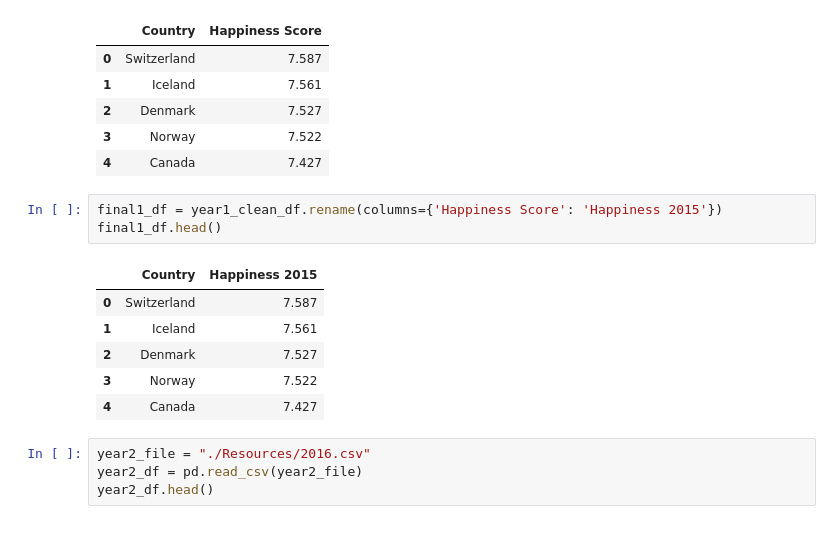
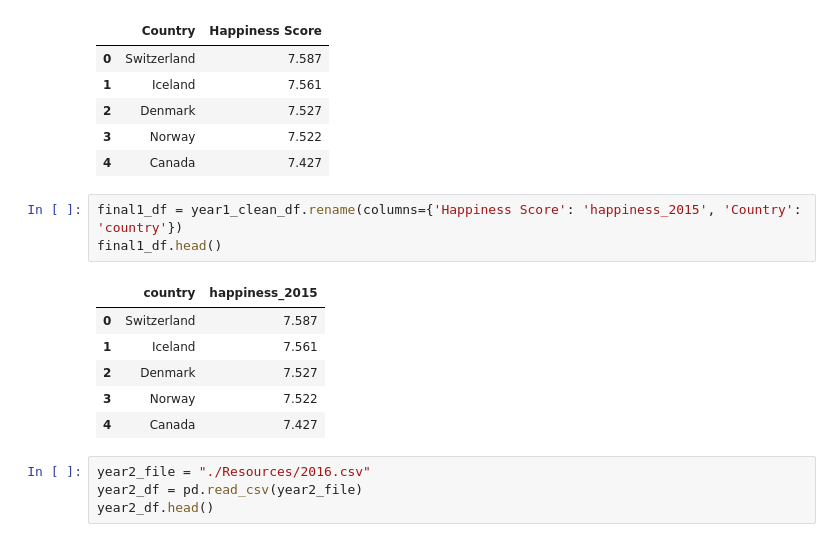
Before and after one commit to thn22/Dedupeanalytics, a Jupyter notebook: cleaning.ipynb, the cells around one changed output. Saved outputs shown, nothing was run; the diff lists cells and outputs as text.

```diff
--- a/cleaning.ipynb
+++ b/cleaning.ipynb
@@ -84,10 +85,10 @@ year1_clean_df.head()
 | 3 | Norway | 7.522 |
 | 4 | Canada | 7.427 |
 # %%
-final1_df = year1_clean_df.rename(columns={'Happiness Score': 'Happiness 2015'})
+final1_df = year1_clean_df.rename(columns={'Happiness Score': 'happiness_2015', 'Country': 'country'})
 final1_df.head()
 # %% [output]
-|  | Country | Happiness 2015 |
+|  | country | happiness_2015 |
 | 0 | Switzerland | 7.587 |
 | 1 | Iceland | 7.561 |
 | 2 | Denmark | 7.527 |
```
Also changed, not shown: parts of 12 cells of this notebook, 1 other file.
